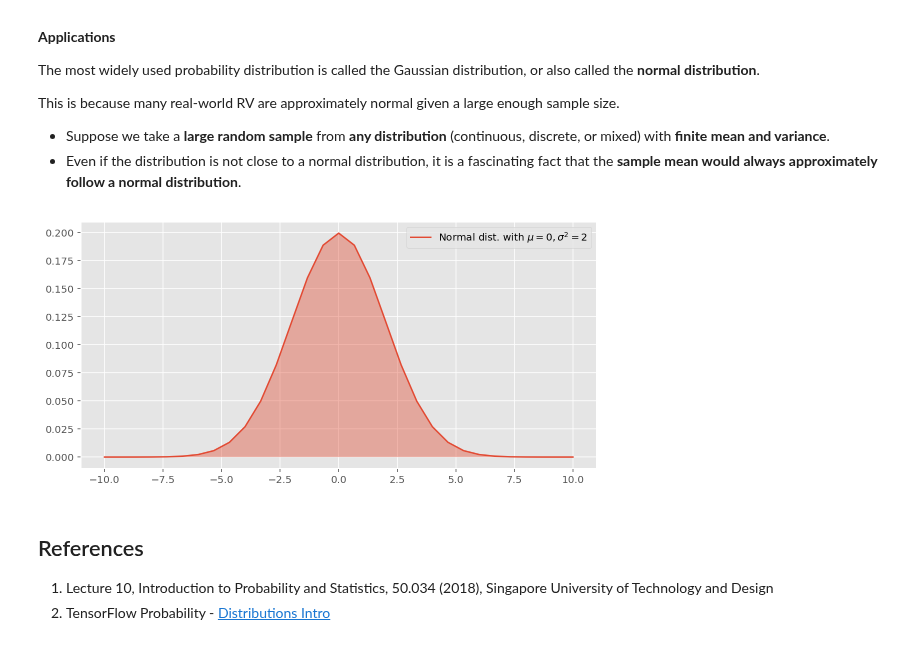
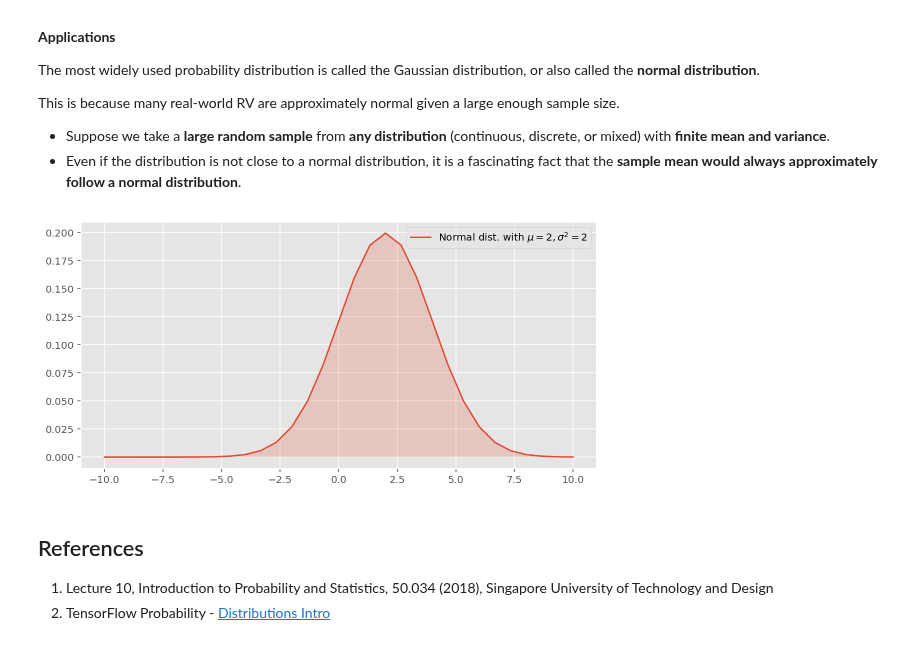
Before and after one commit to OpenSUTD/ProbStats-with-TFP, a Jupyter notebook: 01_Intro_Normal_Distributions.ipynb, the cells around one changed output. Drawn from its saved outputs; the diff is of its cells as text; code cells hidden in the pictures.

```diff
--- a/01_Intro_Normal_Distributions.ipynb
+++ b/01_Intro_Normal_Distributions.ipynb
@@ -102,31 +102,31 @@ This is because many real-world RV are approximately normal given a large enough
 * Even if the distribution is not close to a normal distribution, it is a fascinating fact that the **sample mean would always approximately follow a normal distribution**.
 # %%
 #@title Normal distribution parameters { run: "auto" }
-𝜇 = 0 #@param {type:"slider", min:-10, max:10, step:1}
+𝜇 = 2 #@param {type:"slider", min:-10, max:10, step:1}
 𝜎2 = 2 #@param {type:"slider", min:0, max:10, step:0.05}
 
 n = 10
 space = tf.linspace(start=-1.*n, stop=n, num=n*3+1, name="linspace")
 
 normal = tfd.Normal(loc=𝜇, scale=𝜎2)
 normal_values = normal.prob(space[:, tf.newaxis])
-normal_values = tf.transpose(normal_values)
 
 # convert to numpy array
 normal_values = normal_values.numpy().reshape((n*3+1))
 
 label_string = r"Normal dist. with $\mu="+str(𝜇)+", \sigma^2="+str(𝜎2)+"$"
 
 plt.figure(figsize(8, 4))
 plt.plot(space,
          normal_values,
          label=label_string)
-plt.fill_between(space, 0, normal_values, alpha=0.4)
+plt.fill_between(space, 0, normal_values, alpha=0.2)
+
 plt.legend()
 plt.tight_layout()
 plt.show()
 # %% [output]
-[figure, old version]
+[figure, new version]
 # %% [markdown]
 ## References
 
```
Also changed, not shown: 4 other files.
